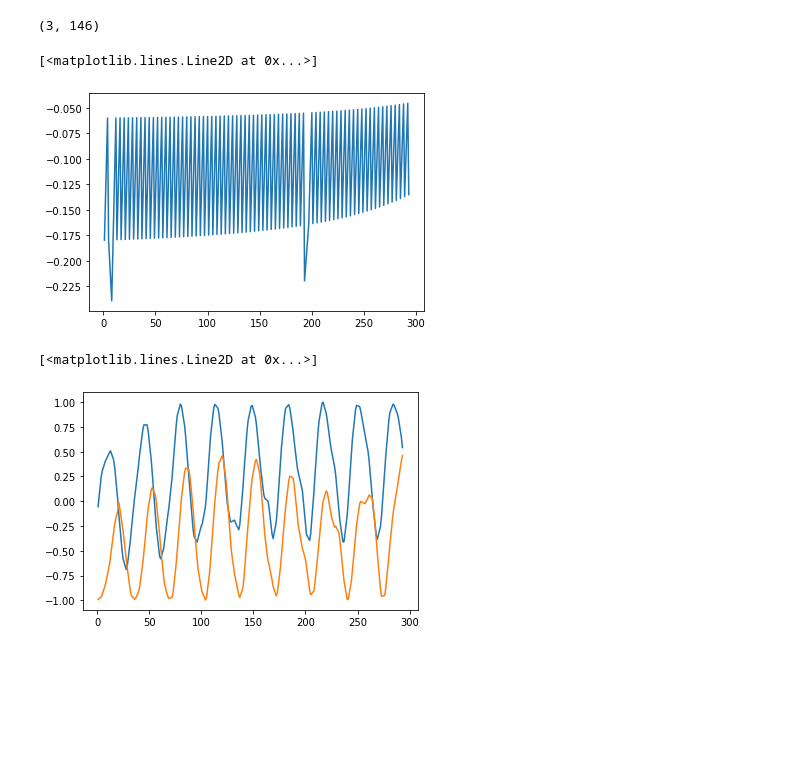
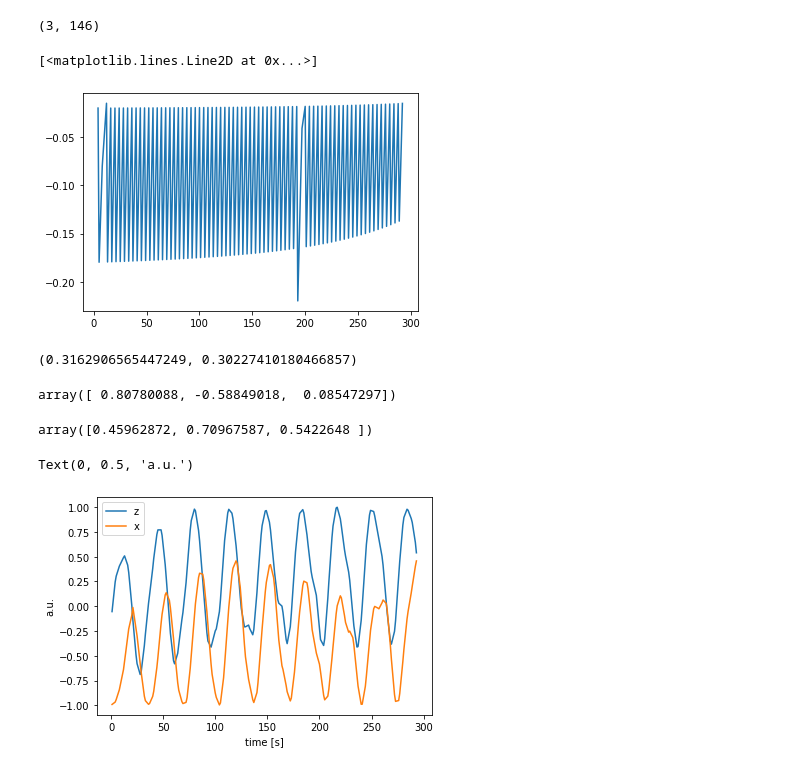
Before and after one commit to limu007/cube, a Jupyter notebook: Attitude_computed.ipynb, the cells around one changed output. Cells and saved outputs as stored; diff of their text form; code cells hidden in the pictures; blank space fills up the shorter version.

```diff
--- a/Attitude_computed.ipynb
+++ b/Attitude_computed.ipynb
@@ -17,10 +17,10 @@ sat_mov.shape
 # %%
 %matplotlib inline
 from matplotlib import pyplot as pl
-pl.plot(dt2,sat_mov[1][1:])
+pl.plot(dt2[1:-1],sat_mov[1][2:-1]/ddt[:-1])
 # %% [output]
 [<matplotlib.lines.Line2D at 0x...>]
-[figure, old version]
+[figure, new version]
 # %%
 pfinex4=[3.46508217e+01, 2.61204706e+02, 8.52427661e+00, 2.31146590e+02, 9.85928507e-07, 7.56426794e+01, 2.17786890e+00, 5.52031335e-03,       5.27567832e-03]
 def phi_fun(period,phi0,samp,sphase=90,accel=0):
@@ -49,8 +49,11 @@ z_axis=[coord.SkyCoord(from_cart(),unit="deg",frame="altaz",location=satcoor2[i]
 # %%
 dphi,dtheta=pfinex4[-2:]#0.05,0.05
-zaxis=[np.cos(dphi)*np.sin(dtheta),np.sin(dphi)*np.sin(dtheta),np.cos(dtheta)]
+modzaxis=[np.cos(dphi)*np.sin(dtheta),np.sin(dphi)*np.sin(dtheta),np.cos(dtheta)]
 #zaxis
-aliad=[su.triad(m,zaxis) for m in mbody]
+aliad=[su.triad(m,modzaxis) for m in mbody]
+dphi*180/np.pi,dtheta*180/np.pi
+# %% [output]
+(0.3162906565447249, 0.30227410180466857)
 # %%
 #angle2=data['angle']
 eci_body=[]
@@ -63,11 +66,25 @@ for i in range(len(dt2)):
     eci_body.append(eci_tr.T@body_tr)
 # %%
 eci_body=np.array(eci_body)
+# %%
+eci_norm=np.sqrt((eci_body[:,:,:]**2).sum(1))
+eci_body=eci_body/eci_norm[:,np.newaxis,:]
+# %%
+eci_body[j,:,:]@[1,0,0]#mbody[j],mag_calc[j]
+# %% [output]
+array([ 0.80780088, -0.58849018,  0.08547297])
+# %%
+eci_body[j,:,0]
+# %% [output]
+array([0.45962872, 0.70967587, 0.5422648 ])
 # %%
 ex,ey,ez=eci_body[:,:,2].T  #coordinates of Z+ axis in equatorial CS
 # %%
-pl.plot(dt2,ez)
-pl.plot(dt2,ex)
+pl.plot(dt2,ez,label='z')
+pl.plot(dt2,ex,label='x')
+pl.legend()
+pl.xlabel('time [s]')
+pl.ylabel('a.u.')
 # %% [output]
-[<matplotlib.lines.Line2D at 0x...>]
+Text(0, 0.5, 'a.u.')
-[figure, old version]
+[figure, new version]
```
Also changed, not shown: parts of 19 cells of this notebook, 1 other file.
